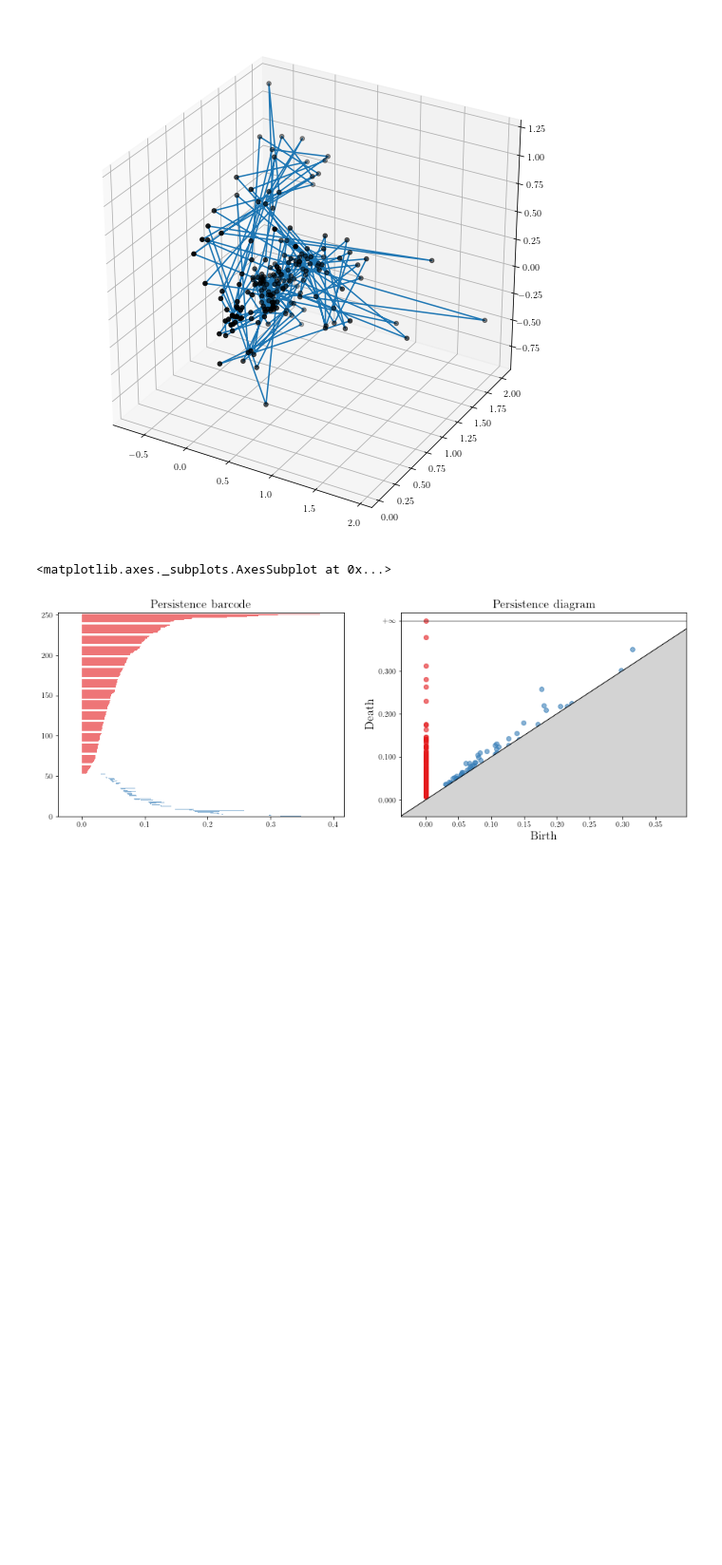
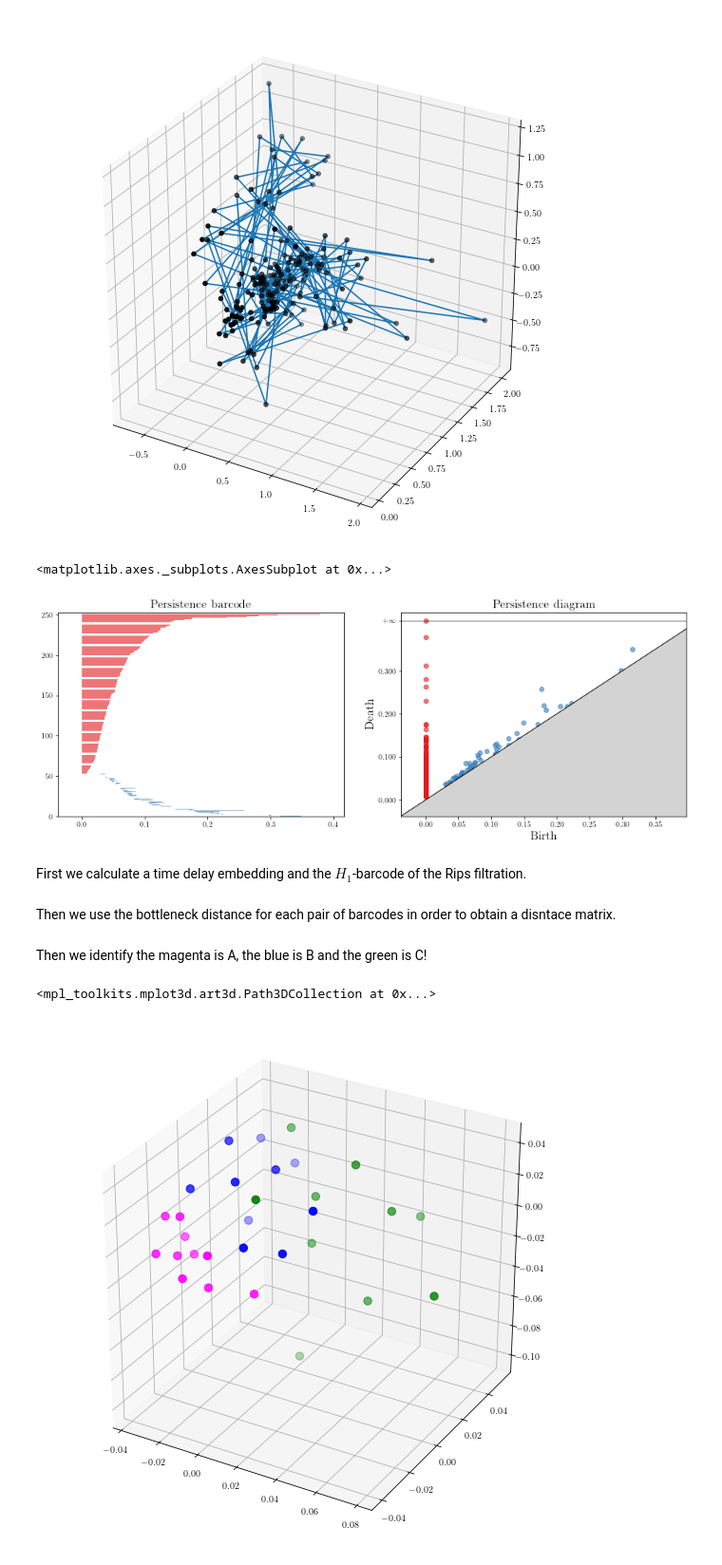
Before and after one commit to lucasmoschen/topological-data-analysis, a Jupyter notebook: tutorials/tutorial-3.ipynb, the cells around one changed output. Shown: that part at 95% size. Cells and saved outputs as stored; diff of their text form; code cells hidden in the pictures; blank space fills up the shorter version.

```diff
--- a/tutorials/tutorial-3.ipynb
+++ b/tutorials/tutorial-3.ipynb
@@ -447,3 +442,5 @@ gudhi.plot_persistence_diagram(barcode, axes = ax2)
 # %% [output]
 <matplotlib.axes._subplots.AxesSubplot at 0x...>
 [figure]
+# %% [markdown]
+First we calculate a time delay embedding and the $H_1$-barcode of the Rips filtration.
@@ -450,15 +489,30 @@ gudhi.plot_persistence_diagram(barcode, axes = ax2)
+# %% [markdown]
+Then we use the bottleneck distance for each pair of barcodes in order to obtain a disntace matrix.
+# %%
+barcodes = barcodes_A + barcodes_B + barcodes_C
+
+dist = np.zeros((3*limit_samples,3*limit_samples))
+for i in range(3*limit_samples):
+    for j in range(3*limit_samples):
+        dist[i,j] = gudhi.bottleneck_distance(barcodes[i], barcodes[j])
+# %% [markdown]
+Then we identify the magenta is A, the blue is B and the green is C!
 # %%
 # MDS reduction
 
-# dist is the pairwise distance matrix between 0 or 1-dim dgms
-# label_color contains the colors corresponding to the class of each dgm
+# B is the pairwise distance matrix between 0 or 1-dim dgms
+#label_color contains the colors corresponding to the class of each dgm
 
 from sklearn import manifold
 
-mds = manifold.MDS(n_components=3, max_iter=3000, eps=1e-9, dissimilarity="precomputed", n_jobs=1)
+mds = manifold.MDS(n_components=3, max_iter=3000, eps=1e-9, dissimilarity="precomputed", n_jobs=2)
 pos = mds.fit(dist).embedding_
 fig = plt.figure(figsize = (10,10))
 ax = fig.add_subplot(111, projection='3d')
 
 n = int(len(pos)/3)
+label_color = ['magenta']*n+['blue']*n+['green']*n
 ax.scatter(pos[:,0], pos[:, 1], pos[:,2], s=70, color=label_color)
+# %% [output]
+<mpl_toolkits.mplot3d.art3d.Path3DCollection at 0x...>
+[figure, added]
```
Also changed, not shown: parts of 16 cells of this notebook, 6 other files.
